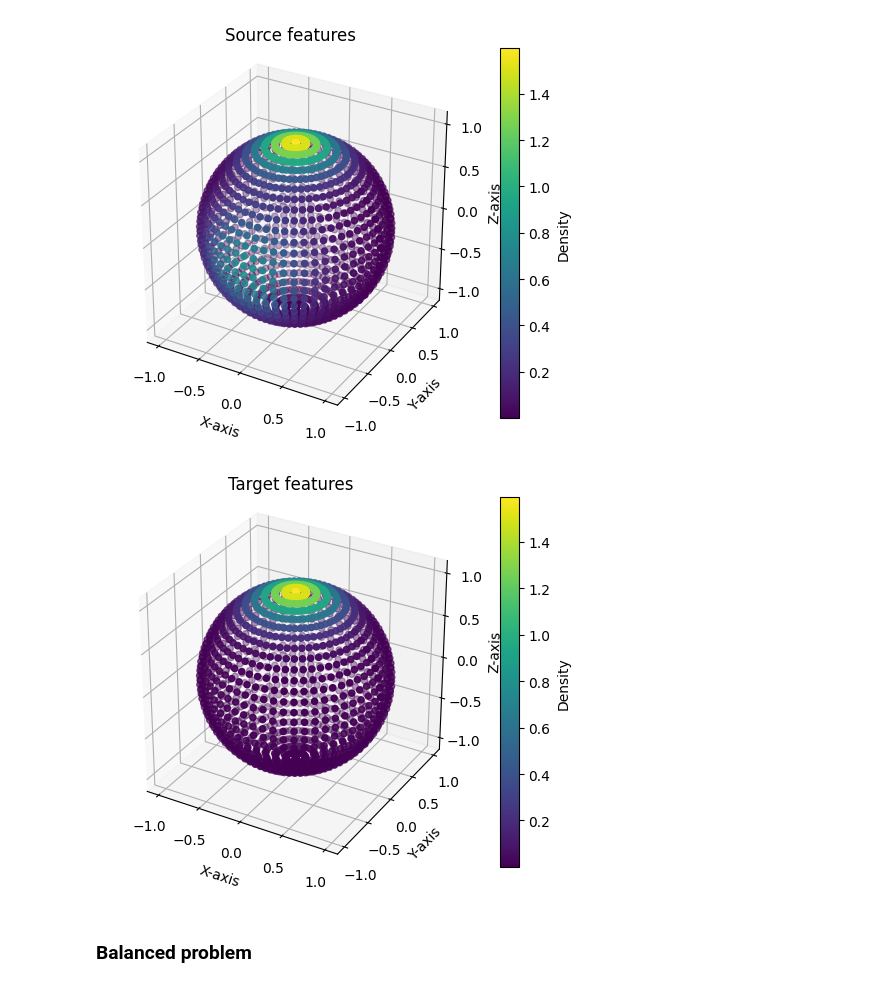
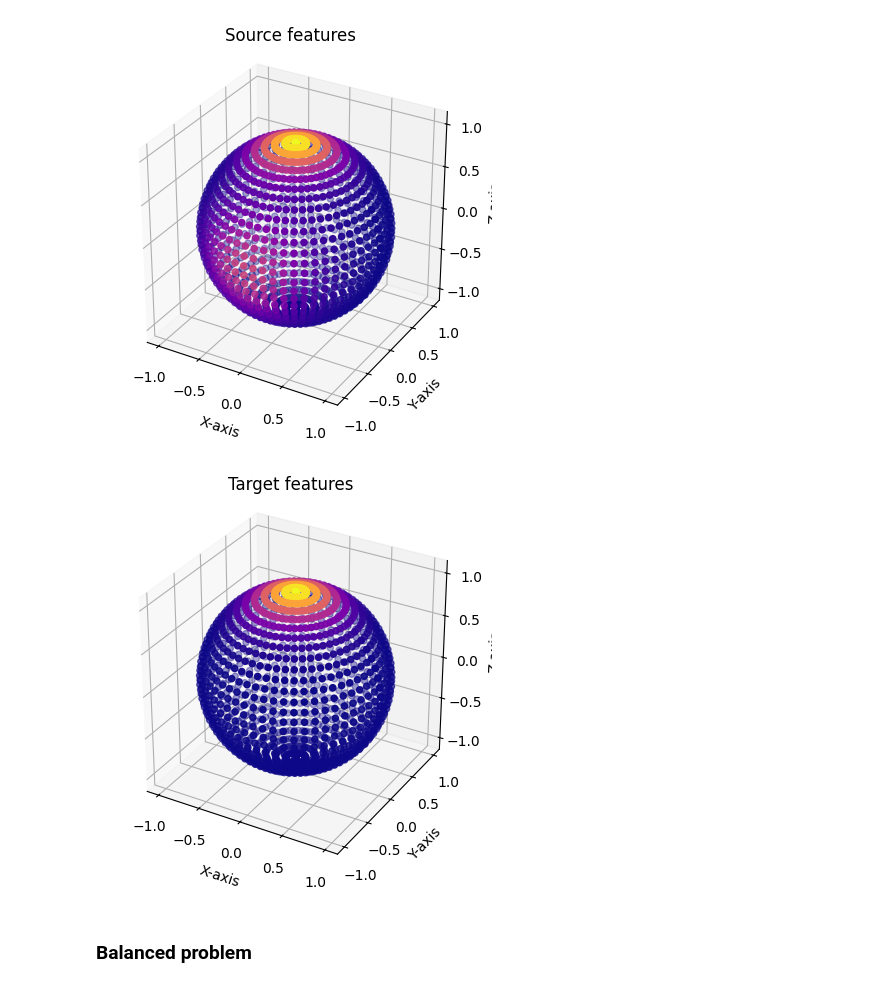
Before and after one commit to gauthavite/FUGW, a Jupyter notebook: von_mises.ipynb, the cells around one changed output. Cells and saved outputs as stored; diff of their text form; code cells hidden in the pictures.

Commit message:
figures

```diff
--- a/von_mises.ipynb
+++ b/von_mises.ipynb
@@ -41,41 +41,41 @@ target_features = mises_density(A, mu_2, kappa_2)
 
 source_features = target_features + scalar_values
 
 ## Source distribution
 # Plot the sphere with a color gradient based on scalar values
 fig = plt.figure()
 ax = fig.add_subplot(111, projection='3d')
-scatter = ax.scatter(x, y, z, c=source_features, cmap='viridis', s=20)
+scatter = ax.scatter(x, y, z, c=source_features, cmap='plasma', s=20)
 
 ax.set_xlabel('X-axis')
 ax.set_ylabel('Y-axis')
 ax.set_zlabel('Z-axis')
 ax.set_aspect('equal')
 ax.set_title('Source features')
 
 # Add a colorbar to show the density variation
-cbar = plt.colorbar(scatter, ax=ax)
-cbar.set_label('Density')
+# cbar = plt.colorbar(scatter, ax=ax)
+# cbar.set_label('Density')
 plt.show()
 
 ## Target distribution
 fig = plt.figure()
 ax = fig.add_subplot(111, projection='3d')
-scatter = ax.scatter(x, y, z, c=target_features, cmap='viridis', s=20)
+scatter = ax.scatter(x, y, z, c=target_features, cmap='plasma', s=20)
 
 ax.set_xlabel('X-axis')
 ax.set_ylabel('Y-axis')
 ax.set_zlabel('Z-axis')
 ax.set_aspect('equal')
 ax.set_title('Target features')
 
-cbar = plt.colorbar(scatter, ax=ax)
-cbar.set_label('Density')
+# cbar = plt.colorbar(scatter, ax=ax)
+# cbar.set_label('Density')
 
 plt.show()
 # %% [output]
-[figure, old version]
+[figure, new version]
-[figure, old version]
+[figure, new version]
 # %%
 source_features_normalized = torch.tensor(source_features, dtype=torch.float32).unsqueeze(0)
 target_features_normalized = torch.tensor(target_features, dtype=torch.float32).unsqueeze(0)
```
Also changed, not shown: parts of 5 cells of this notebook, 13 other files.
